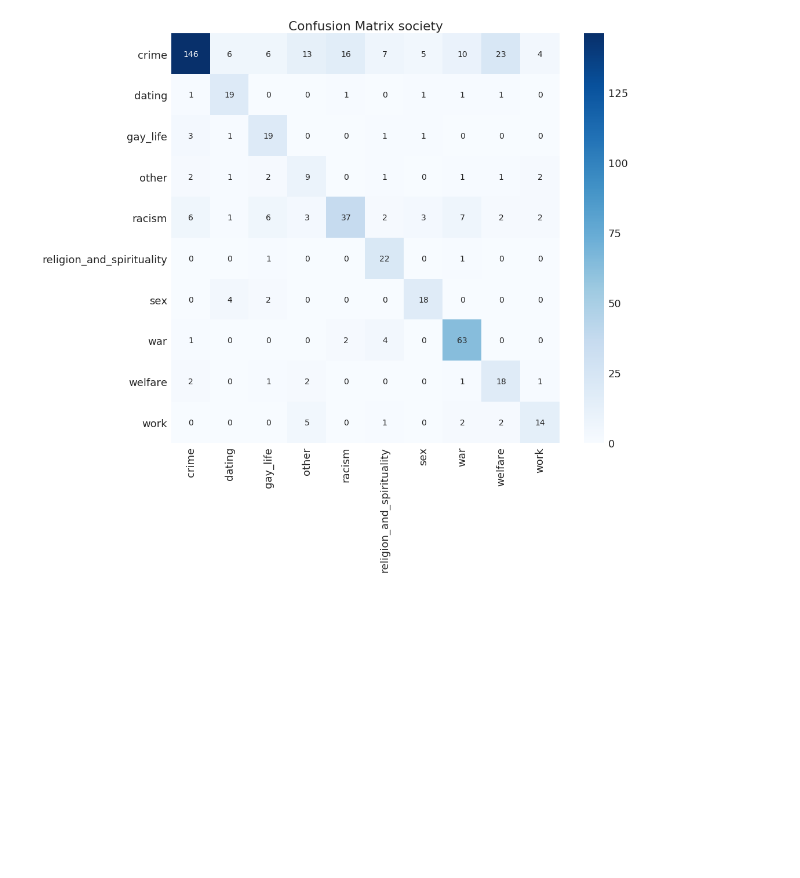
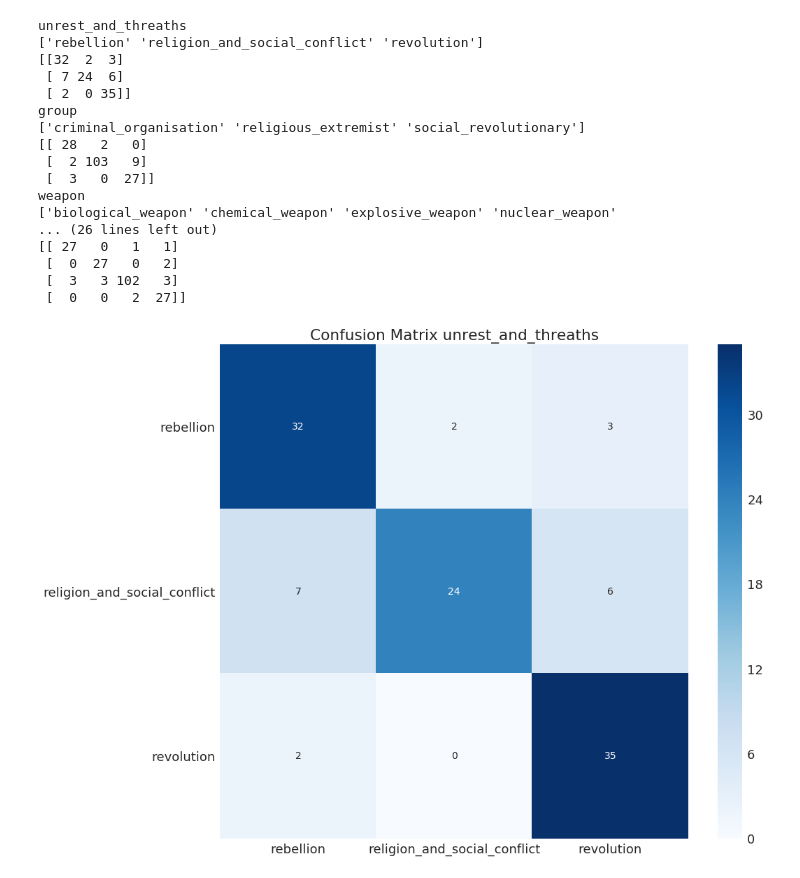
Before and after one commit to luilom/NETHIC, a Jupyter notebook: Testing/plotTestResult.ipynb, the cells around one changed output. Saved outputs shown, nothing was run; the diff lists cells and outputs as text; code cells hidden in the pictures; blank space fills up the shorter version.

```diff
--- a/Testing/plotTestResult.ipynb
+++ b/Testing/plotTestResult.ipynb
@@ -7,9 +7,9 @@ import seaborn as sn
 from sklearn.metrics import confusion_matrix
 import itertools
 from matplotlib.gridspec import GridSpec
-categories = json.load(open("../custom_categories.json"))
+categories = json.load(open("../dante_categories.json"))
 
-dataset = pd.read_csv("custom/classificationResults_(logistic_adam).csv").drop("Unnamed: 0",axis=1)
+dataset = pd.read_csv("dante/classificationResults_(logistic_adam).csv").drop("Unnamed: 0",axis=1)
 
 
 # Pie chart, where the slices will be ordered and plotted counter-clockwise:
@@ -66,7 +66,7 @@ print(float(float(len(dataset[dataset["match"]==1]))/float(len(dataset))))
 # %%
 # Parte di codice per la confusion matrix
 
-rootCategory = "society"
+rootCategory = "root"
 dataset["level1_Parent"] = dataset['label1'].apply(lambda x : x.split("/")[0])
 dataset["level2_Parent"] = dataset['label2'].apply(lambda x : x.split("/")[0])
 dataset["level3_Parent"] = dataset['label3'].apply(lambda x : x.split("/")[0])
@@ -87,6 +87,7 @@ for index, row in dataset.iterrows():
 # Compute confusion matrix
 cnf_matrix = confusion_matrix(dataset['parent'], evaluatedParent)
 
+print(np.unique(dataset['parent']))
 
 np.set_printoptions(precision=2)
 
@@ -94,7 +95,7 @@ df_cm = pd.DataFrame(cnf_matrix,index = categories[rootCategory], columns = cate
 plt.figure(figsize = (15,13))
 sn.set(font_scale=1.8)
 sn.heatmap(df_cm,cmap="Blues",annot=True,annot_kws={"size": 14},fmt='g')
-plt.title("Confusion Matrix Society Classifier")
-plt.savefig('society.pdf',bbox_inches='tight')
+plt.title("Confusion Matrix Dante Classifier")
+plt.savefig('dante.pdf',bbox_inches='tight')
 dataset["match_parent"] = machedParent
 # %% [output]
@@ -102,15 +104,37 @@ dataset["match_parent"] = machedParent
 # %%
 for category in categories:
-    dataset = pd.read_csv("custom/confusion_matrix/logistic_adam/"+category+".csv").drop("Unnamed: 0",axis=1)
 
+    dataset = pd.read_csv("dante/confusion_matrix/logistic_adam/"+category+".csv").drop("Unnamed: 0",axis=1)
+    print(category)
+    print(np.unique(dataset['real']))
     cnf_matrix = confusion_matrix(dataset['real'], dataset['evaluated'])
+    print(cnf_matrix)
     np.set_printoptions(precision=2)
-
-    df_cm = pd.DataFrame(cnf_matrix,index = categories[category], columns = categories[category])
-    plt.figure(figsize = (15,13))
-    sn.set(font_scale=1.8)
-    sn.heatmap(df_cm,cmap="Blues",annot=True,annot_kws={"size": 14},fmt='g')
-    plt.title("Confusion Matrix "+category)
-    plt.savefig('image/custom/logistic_adam/confusion_matrix/'+category+'.pdf',bbox_inches='tight')
+    try:
+        df_cm = pd.DataFrame(cnf_matrix,index = categories[category], columns = categories[category])
+        plt.figure(figsize = (15,13))
+        sn.set(font_scale=1.8)
+        sn.heatmap(df_cm,cmap="Blues",annot=True,annot_kws={"size": 14},fmt='g')
+        plt.title("Confusion Matrix "+category)
+        plt.savefig('image/dante/logistic_adam/confusion_matrix/'+category+'.pdf',bbox_inches='tight')
+    except ValueError:
+        print "Oops!  That was no valid number.  Try again..."
 # %% [output]
+unrest_and_threaths
+['rebellion' 'religion_and_social_conflict' 'revolution']
+[[32  2  3]
+ [ 7 24  6]
+ [ 2  0 35]]
+group
+['criminal_organisation' 'religious_extremist' 'social_revolutionary']
+[[ 28   2   0]
+ [  2 103   9]
+ [  3   0  27]]
+weapon
+['biological_weapon' 'chemical_weapon' 'explosive_weapon' 'nuclear_weapon'
+... (26 lines left out)
+[[ 27   0   1   1]
+ [  0  27   0   2]
+ [  3   3 102   3]
+ [  0   0   2  27]]
-[figure, old version]
+[figure, new version]
```
Also changed, not shown: parts of 3 cells of this notebook, 53 other files.
